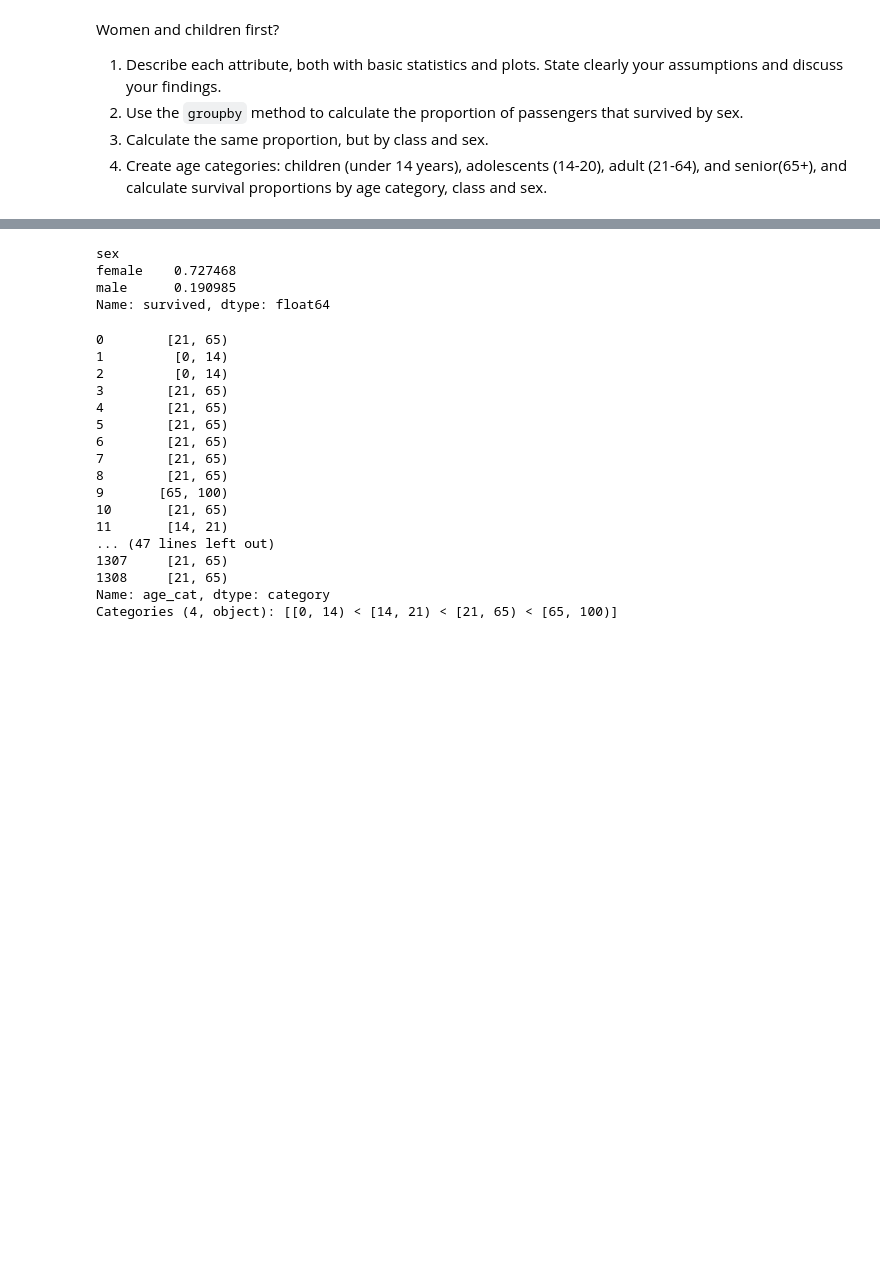
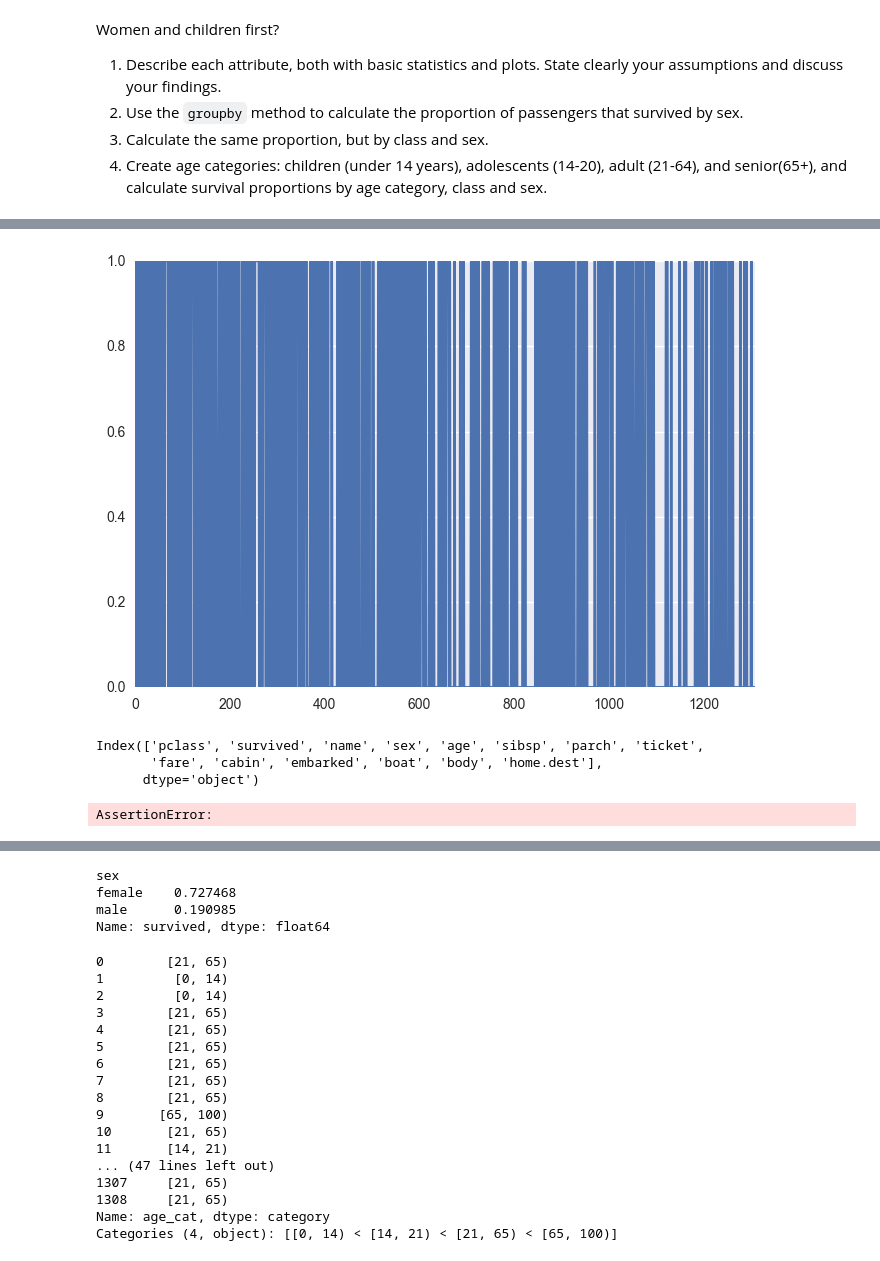
Before and after one commit to sorooshafiee/ADA-SAF, a Jupyter notebook: 01 - Pandas and Data Wrangling/Data Wrangling with Pandas.ipynb, the cells around one changed output, grey strips where cells are left out. Cells and saved outputs as stored; diff of their text form; code cells hidden in the pictures; blank space fills up the shorter version.

```diff
--- a/01 - Pandas and Data Wrangling/Data Wrangling with Pandas.ipynb
+++ b/01 - Pandas and Data Wrangling/Data Wrangling with Pandas.ipynb
@@ -633,0 +709,15 @@ titanic = pd.read_excel('Data/titanic.xls')
+# %%
+# survived:
+assert not titanic.survived.isnull().any()
+titanic.survived.plot()
+# check whether there is number between 0 and 1 (e.g. 0.5)
+assert not ((titanic.survived > 0) & (titanic.survived < 1)).any()
+# Every thing looks fine for survived
+# %% [output]
+[figure, added]
+# %%
+titanic.columns
+# %% [output]
+Index(['pclass', 'survived', 'name', 'sex', 'age', 'sibsp', 'parch', 'ticket',
+       'fare', 'cabin', 'embarked', 'boat', 'body', 'home.dest'],
+      dtype='object')
@@ -633,0 +729,5 @@ titanic = pd.read_excel('Data/titanic.xls')
+# %%
+# age:
+assert not titanic.age.isnull().any()
+# %% [output]
+AssertionError:
```
Also changed, not shown: parts of 9 cells of this notebook, 1 other file.
